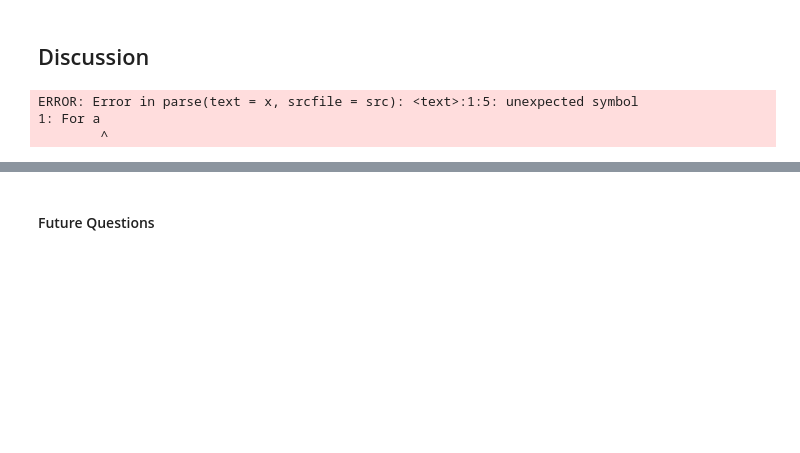
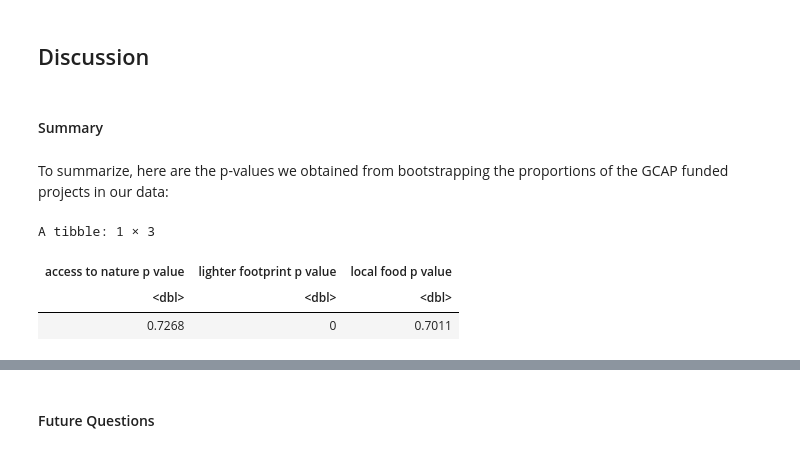
Before and after one commit to ayushtvora/stat-201-project, a Jupyter notebook: report.ipynb, the cells around one changed output, grey strips where cells are left out. Cells and saved outputs as stored; diff of their text form; code cells hidden in the pictures; blank space fills up the shorter version.

```diff
--- a/report.ipynb
+++ b/report.ipynb
@@ -392,9 +395,15 @@ A tibble: 1 × 1
 | 0.4058 |
 # %% [markdown]
 ## Discussion
-# %%
-For a significance level of 0.05
-# %% [output]
-ERROR: Error in parse(text = x, srcfile = src): <text>:1:5: unexpected symbol
-1: For a
-        ^
+# %% [markdown]
+#### Summary
+# %% [markdown]
+To summarize, here are the p-values we obtained from bootstrapping the proportions of the GCAP funded projects in our data:
+# %%
+all_pval_bs <- bind_cols(access_to_nature_pval_bs, lighter_footprint_pval_bs, local_food_pval_bs)
+all_pval_bs
+# %% [output]
+A tibble: 1 × 3
+| access to nature p value | lighter footprint p value | local food p value |
+| <dbl> | <dbl> | <dbl> |
+| 0.7268 | 0 | 0.7011 |
```
Also changed, not shown: parts of 8 cells of this notebook.
